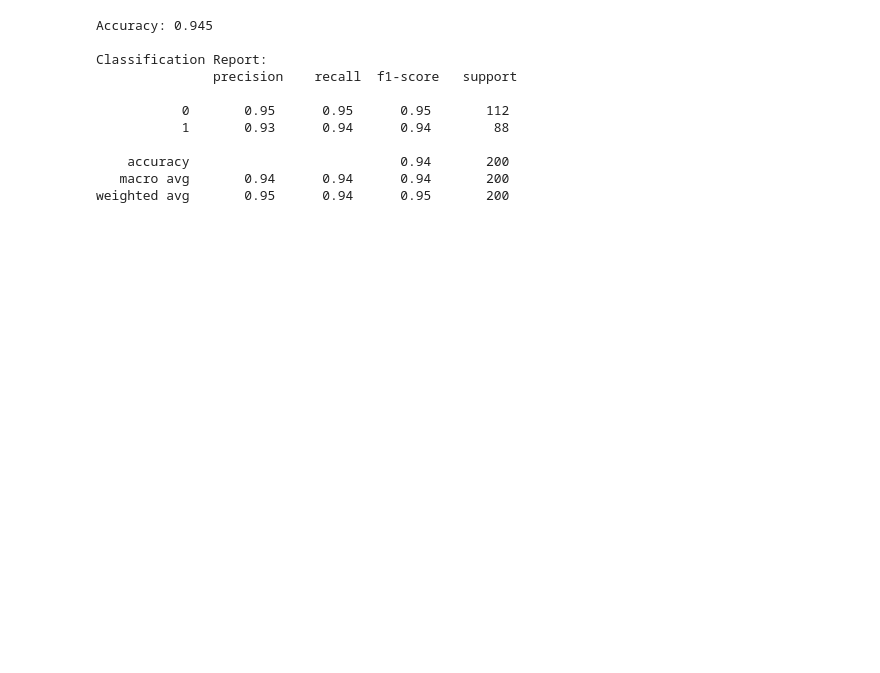
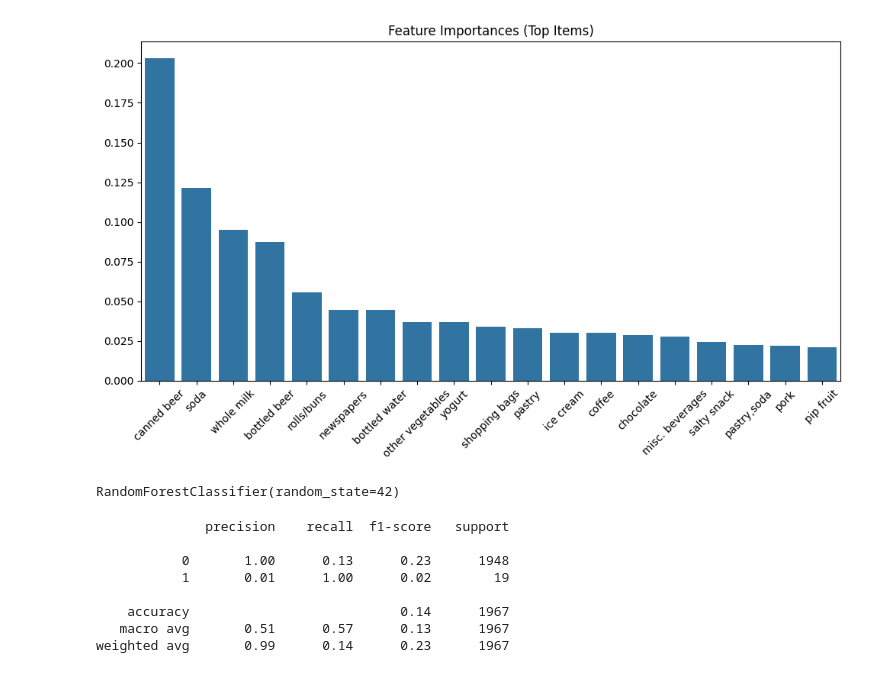
Before and after one commit to PrachitiSParulekar/ML, a Jupyter notebook: Day_9_Random_Forest_Trees.ipynb, the cells around one changed output. Cells and saved outputs as stored; diff of their text form; code cells hidden in the pictures; blank space fills up the shorter version.

Commit message:
Market Basket Analysis with Random Forests

```diff
--- a/Day_9_Random_Forest_Trees.ipynb
+++ b/Day_9_Random_Forest_Trees.ipynb
@@ -1,2 +1,9 @@
 # %% [markdown]
 <a href="https://colab.research.google.com/github/PrachitiSParulekar/ML/blob/main/Day_9_Random_Forest_Trees.ipynb" target="_parent"><img src="https://colab.research.google.com/assets/colab-badge.svg" alt="Open In Colab"/></a>
+# %%
+import kagglehub
+
+# Download latest version
+path = kagglehub.dataset_download("irfanasrullah/groceries")
+
+print("Path to dataset files:", path)
@@ -24,0 +50,19 @@ print(X.shape, y.shape)
+# %%
+# Each row: ['milk', 'bread', 'butter']
+# Convert to indicator columns for top-N frequent items
+from collections import Counter
+
+# Access the single column containing the items
+items_column = groceries[groceries.columns[0]]
+
+# Flatten the list of lists into a single list of all items
+all_items = [item for sublist in items_column.apply(lambda x: x.strip("[]").replace("'", "").split(", ")) for item in sublist]
+item_counts = Counter(all_items)
+top_items = [item for item, count in item_counts.most_common(20)]
+
+def basket_to_features(basket):
+    items = basket.strip("[]").replace("'", "").split(", ")
+    return pd.Series([int(item in items) for item in top_items], index=top_items)
+
+X = items_column.apply(basket_to_features)
+X.head()
@@ -25,4 +76,7 @@ print(X.shape, y.shape)
+# %%
+# Example target: 'Did the basket contain "whole milk"?'
+y = X['whole milk']
 # %%
-X_train, X_test, y_train, y_test = train_test_split(
-    X, y, test_size=0.2, random_state=42
-)
+X_train, X_test, y_train, y_test = train_test_split(X, y, test_size=0.2, random_state=42)
+model = RandomForestClassifier(n_estimators=100, random_state=42)
+model.fit(X_train, y_train)
@@ -33,0 +103,12 @@ RandomForestClassifier(random_state=42)
+# %%
+importances = model.feature_importances_
+indices = np.argsort(importances)[::-1]
+
+plt.figure(figsize=(10,6))
+sns.barplot(x=[top_items[i] for i in indices], y=importances[indices])
+plt.xticks(rotation=45)
+plt.title('Feature Importances (Top Items)')
+plt.tight_layout()
+plt.show()
+# %% [output]
+[figure, added]
@@ -34,17 +120,19 @@ RandomForestClassifier(random_state=42)
+# %%
+from imblearn.over_sampling import SMOTE
+sm = SMOTE(random_state=42)
+X_train_res, y_train_res = sm.fit_resample(X_train, y_train)
+model.fit(X_train_res, y_train_res)
+# %% [output]
+RandomForestClassifier(random_state=42)
 # %%
-y_pred = rf.predict(X_test)
-accuracy = accuracy_score(y_test, y_pred)
-print("Accuracy:", accuracy)
-print("\nClassification Report:\n", classification_report(y_test, y_pred))
+y_pred = model.predict(X_test)
+print(classification_report(y_test, y_pred))
 # %% [output]
-Accuracy: 0.945
+              precision    recall  f1-score   support
 
-Classification Report:
-               precision    recall  f1-score   support
+           0       1.00      0.13      0.23      1948
+           1       0.01      1.00      0.02        19
 
-           0       0.95      0.95      0.95       112
-           1       0.93      0.94      0.94        88
-
-    accuracy                           0.94       200
-   macro avg       0.94      0.94      0.94       200
-weighted avg       0.95      0.94      0.95       200
+    accuracy                           0.14      1967
+   macro avg       0.51      0.57      0.13      1967
+weighted avg       0.99      0.14      0.23      1967
```
Also changed, not shown: parts of 27 cells of this notebook.
